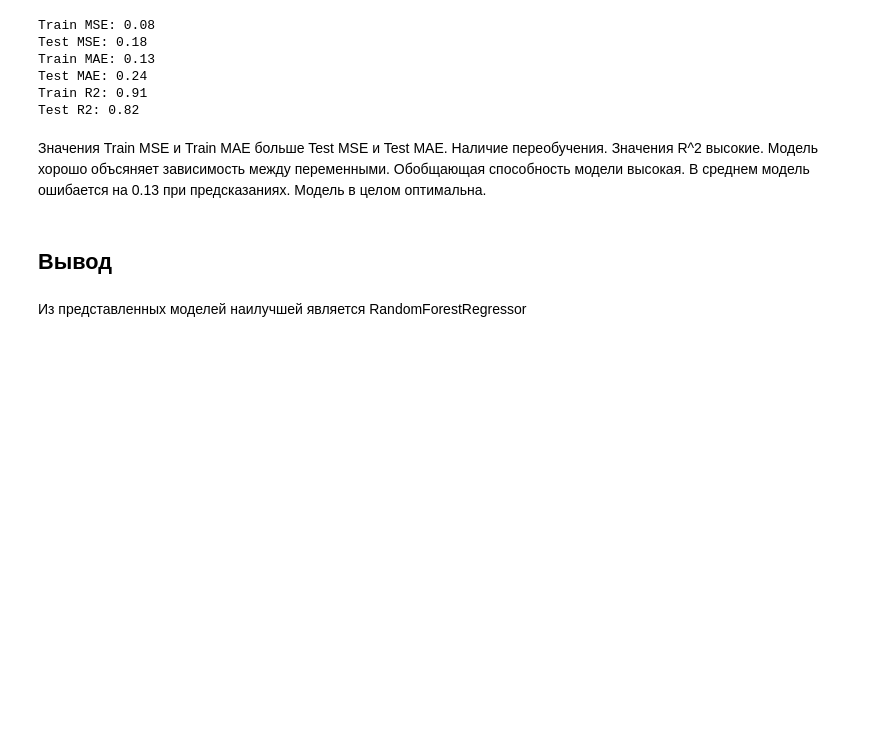
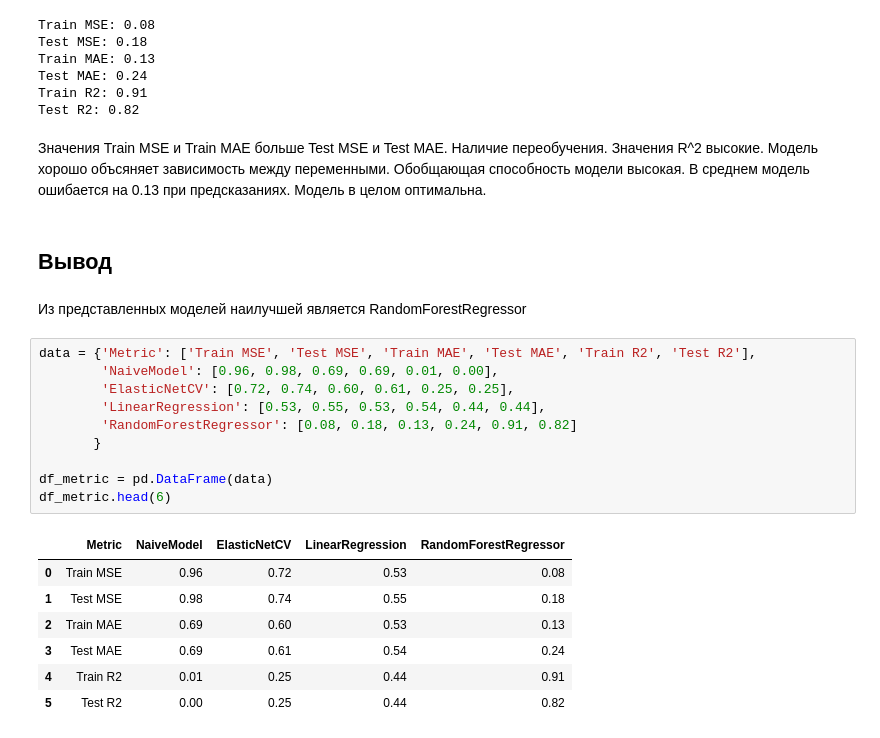
Before and after one commit to Aemikh/ae_data_science, a Jupyter notebook: diplom/3.ipynb, the cells around one changed output. Saved outputs shown, nothing was run; the diff lists cells and outputs as text; blank space fills up the shorter version.

```diff
--- a/diplom/3.ipynb
+++ b/diplom/3.ipynb
@@ -363,3 +363,21 @@ Test R2: 0.82
 ## Вывод
 # %% [markdown]
 Из представленных моделей наилучшей является RandomForestRegressor
+# %%
+data = {'Metric': ['Train MSE', 'Test MSE', 'Train MAE', 'Test MAE', 'Train R2', 'Test R2'],
+        'NaiveModel': [0.96, 0.98, 0.69, 0.69, 0.01, 0.00],
+        'ElasticNetCV': [0.72, 0.74, 0.60, 0.61, 0.25, 0.25],
+        'LinearRegression': [0.53, 0.55, 0.53, 0.54, 0.44, 0.44],
+        'RandomForestRegressor': [0.08, 0.18, 0.13, 0.24, 0.91, 0.82]
+       }
+
+df_metric = pd.DataFrame(data)
+df_metric.head(6)
+# %% [output]
+|  | Metric | NaiveModel | ElasticNetCV | LinearRegression | RandomForestRegressor |
+| 0 | Train MSE | 0.96 | 0.72 | 0.53 | 0.08 |
+| 1 | Test MSE | 0.98 | 0.74 | 0.55 | 0.18 |
+| 2 | Train MAE | 0.69 | 0.60 | 0.53 | 0.13 |
+| 3 | Test MAE | 0.69 | 0.61 | 0.54 | 0.24 |
+| 4 | Train R2 | 0.01 | 0.25 | 0.44 | 0.91 |
+| 5 | Test R2 | 0.00 | 0.25 | 0.44 | 0.82 |
```
Also changed, not shown: parts of 3 cells of this notebook, 6 other files.
